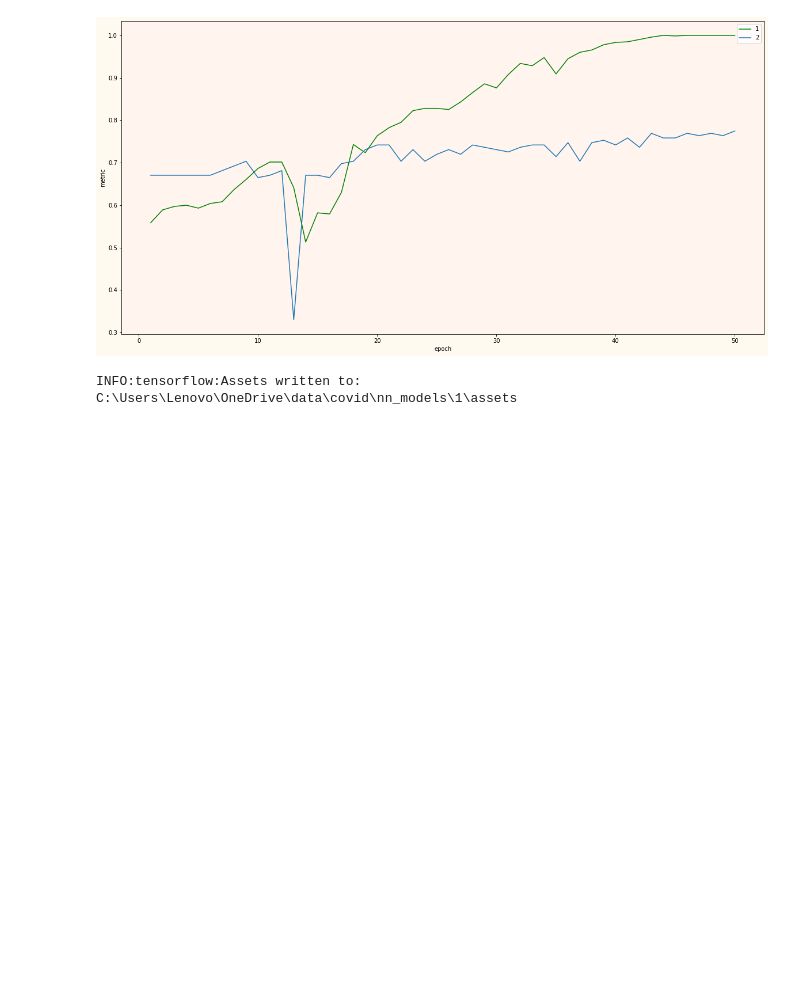
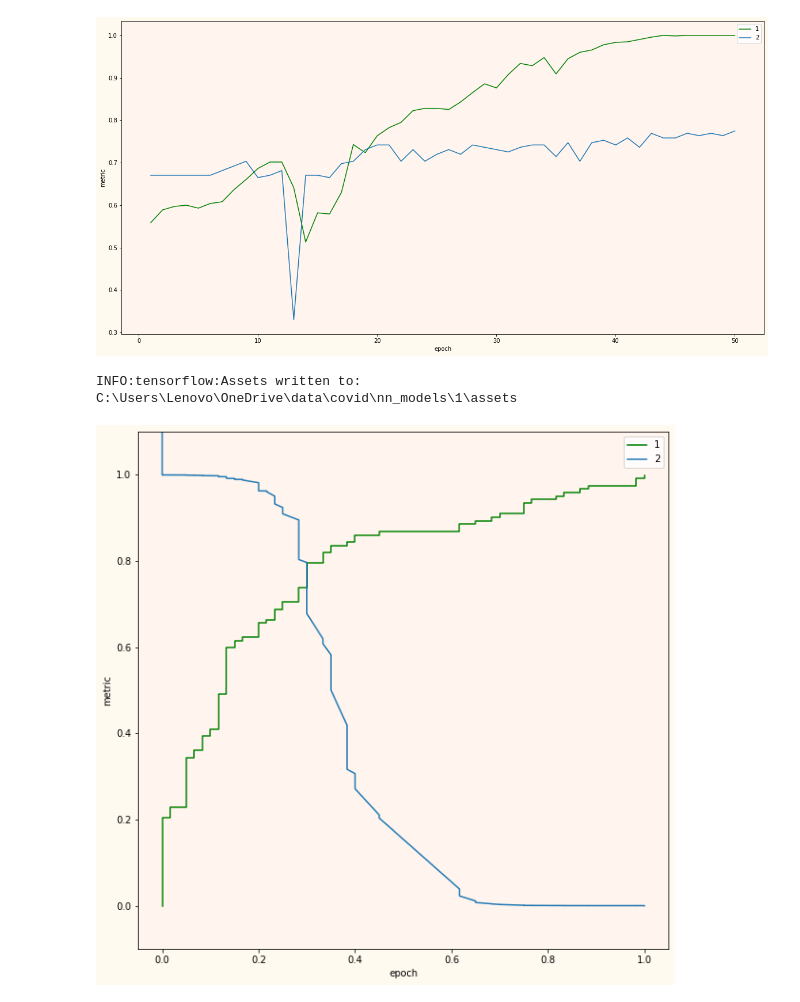
Before and after one commit to Usatoff/covid, a Jupyter notebook: classification_by_xray.ipynb, the cells around one changed output. Saved outputs shown, nothing was run; the diff lists cells and outputs as text; code cells hidden in the pictures; blank space fills up the shorter version.

Commit message:
[add] curves

```diff
--- a/classification_by_xray.ipynb
+++ b/classification_by_xray.ipynb
@@ -195,7 +195,7 @@ weighted avg       0.77      0.77      0.77       182
 # %%
 import matplotlib.pyplot as plt
 
-def plot_beautiful(x, y, *args):
+def plot_beautiful(x, y, *args, ylim=None, width=20, height=10):
 
     fig, ax = plt.subplots()
     ax.plot(x, y, color="g", label=1)
@@ -206,8 +206,10 @@ def plot_beautiful(x, y, *args):
     ax.set_ylabel("metric")
     ax.set_xlabel("epoch")
 
-    fig.set_figwidth(20)
-    fig.set_figheight(10)
+    ax.set_ylim(ylim)
+
+    fig.set_figwidth(width)
+    fig.set_figheight(height)
 
     ax.set_facecolor('seashell')
     fig.set_facecolor('floralwhite')
@@ -227,3 +229,9 @@ plot_beautiful(np.arange(len(history.history["accuracy"]))+1,history.history["ac
 model.save(r"C:\Users\Lenovo\OneDrive\data\covid\nn_models\1")
 # %% [output]
 INFO:tensorflow:Assets written to: C:\Users\Lenovo\OneDrive\data\covid\nn_models\1\assets
+# %%
+from sklearn.metrics import roc_curve
+
+plot_beautiful(*roc_curve([1 if i else 0 for i in y_test], pred.reshape(-1), pos_label=1), ylim=(-0.1,1.1), width=10)
+# %% [output]
+[figure, added]
```
